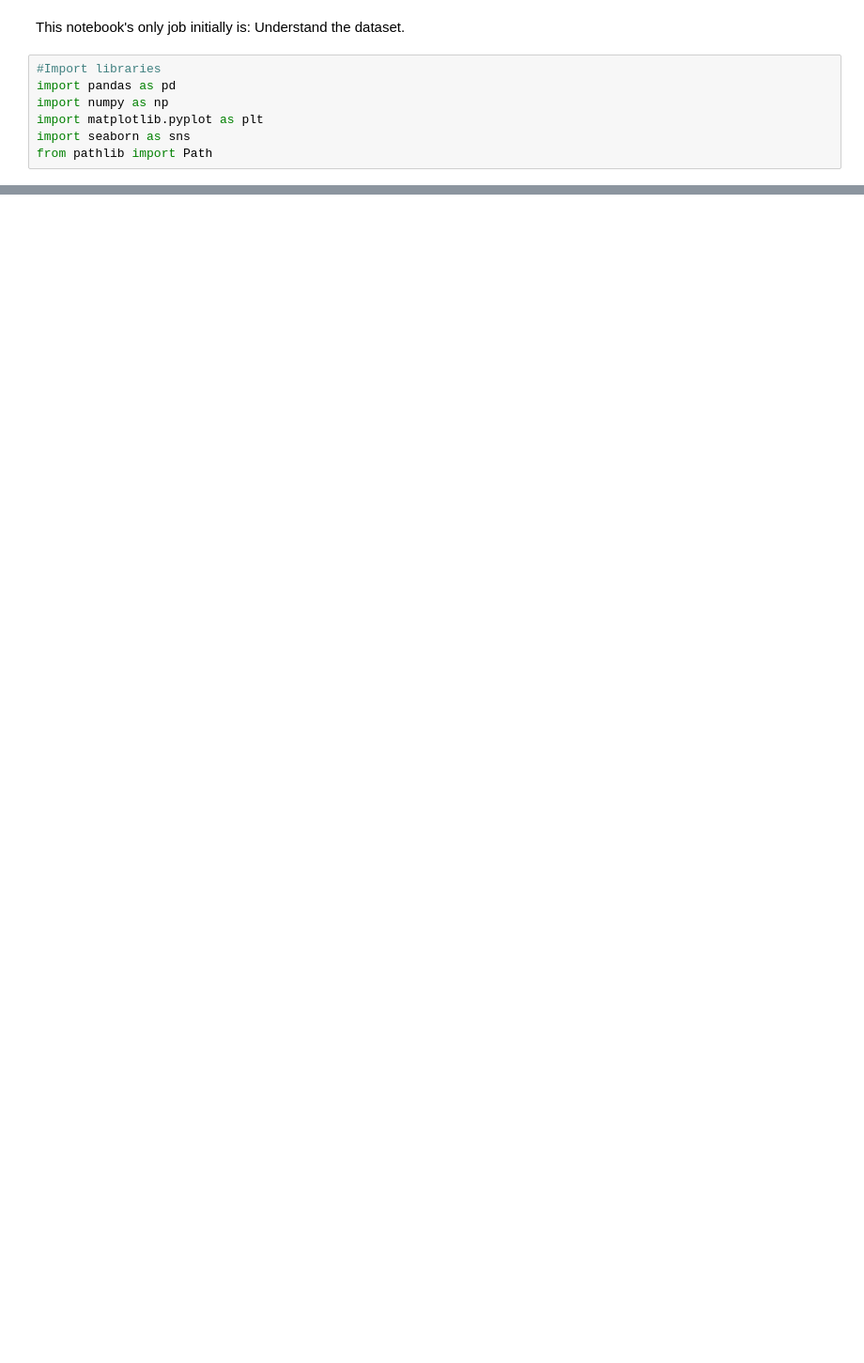
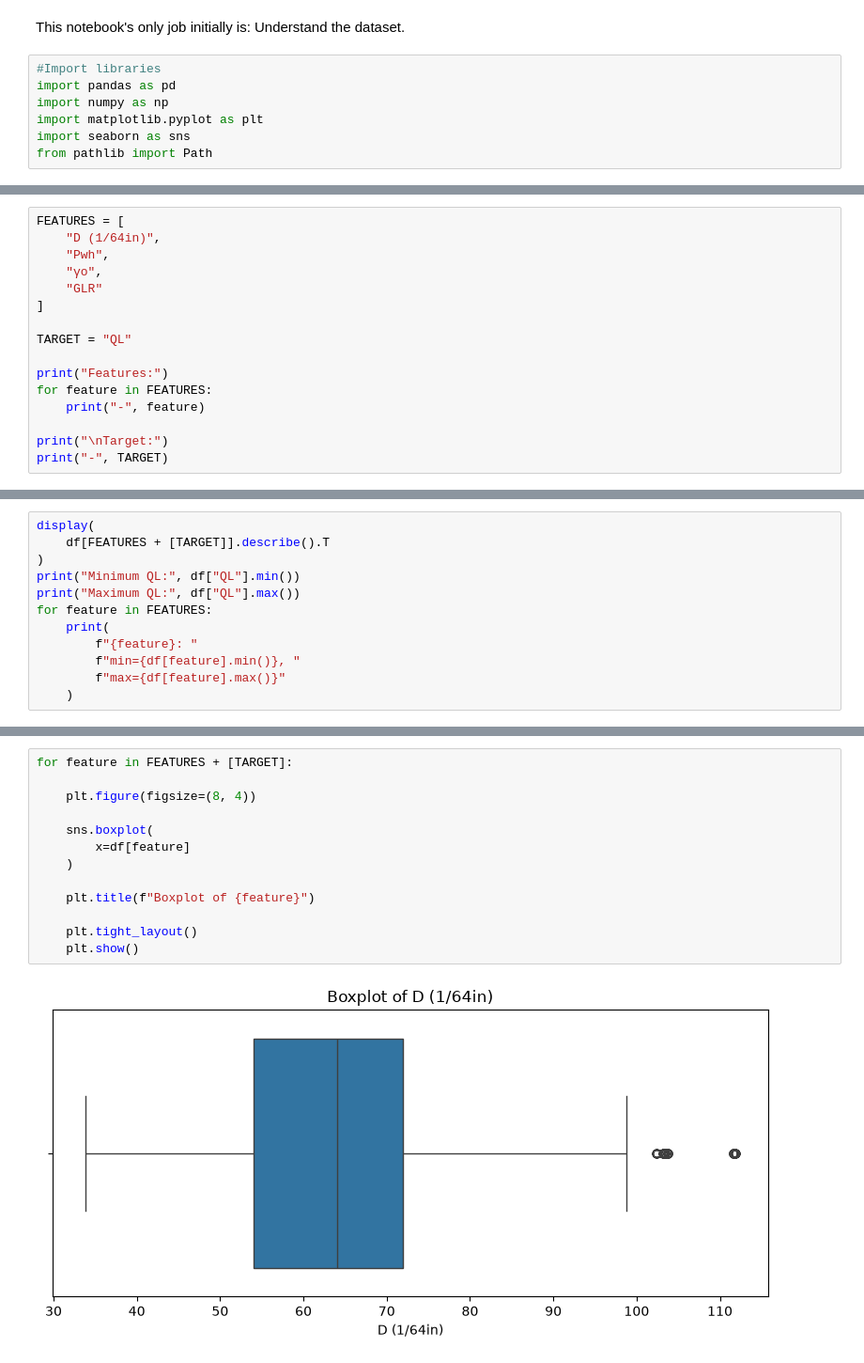
Before and after one commit to Arnav060706/Two-Phase-Flow-Rate-through-Wellhead-Chokes-in-Oil-Wells-ML-Mini-Project, a Jupyter notebook: notebooks/01_data_exploration.ipynb, the cells around one changed output, grey strips where cells are left out. Shown at 94% size. Saved outputs shown, nothing was run; the diff lists cells and outputs as text; blank space fills up the shorter version.

```diff
--- a/notebooks/01_data_exploration.ipynb
+++ b/notebooks/01_data_exploration.ipynb
@@ -26,0 +104,16 @@ KeyError: 'QL'
+# %%
+FEATURES = [
+    "D (1/64in)",
+    "Pwh",
+    "γo",
+    "GLR"
+]
+
+TARGET = "QL"
+
+print("Features:")
+for feature in FEATURES:
+    print("-", feature)
+
+print("\nTarget:")
+print("-", TARGET)
@@ -26,0 +137,12 @@ KeyError: 'QL'
+# %%
+display(
+    df[FEATURES + [TARGET]].describe().T
+)
+print("Minimum QL:", df["QL"].min())
+print("Maximum QL:", df["QL"].max())
+for feature in FEATURES:
+    print(
+        f"{feature}: "
+        f"min={df[feature].min()}, "
+        f"max={df[feature].max()}"
+    )
@@ -26,0 +257,15 @@ KeyError: 'QL'
+# %%
+for feature in FEATURES + [TARGET]:
+
+    plt.figure(figsize=(8, 4))
+
+    sns.boxplot(
+        x=df[feature]
+    )
+
+    plt.title(f"Boxplot of {feature}")
+
+    plt.tight_layout()
+    plt.show()
+# %% [output]
+[figure, added]
```
Also changed, not shown: parts of 14 cells of this notebook, 5 other files.
